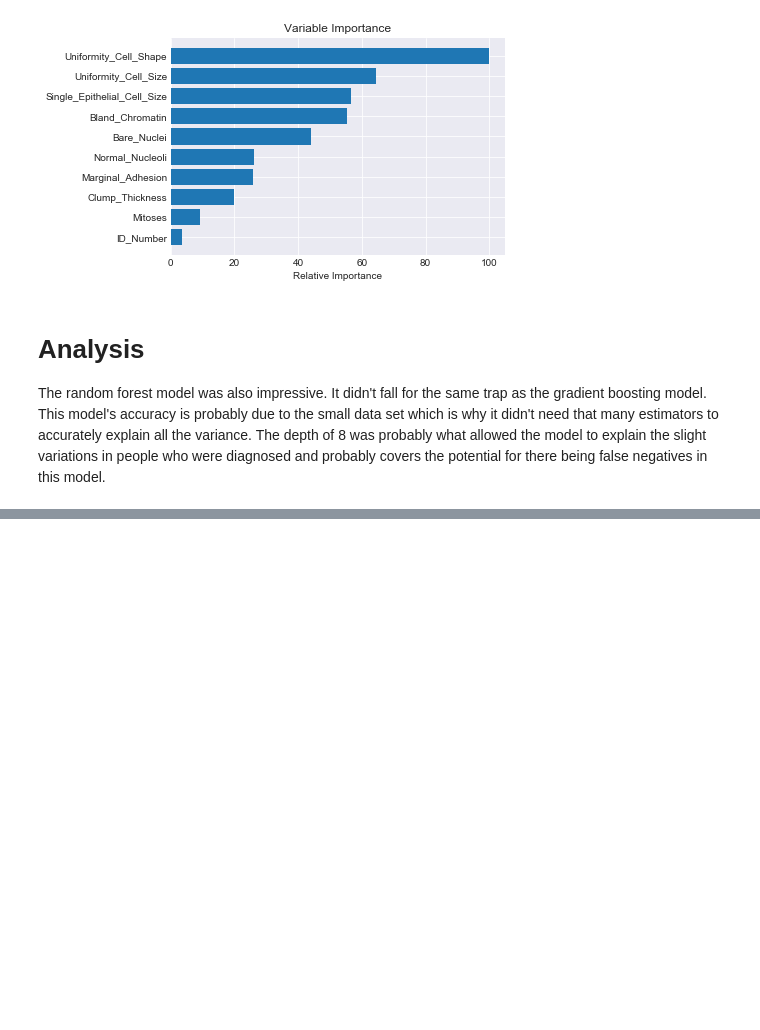
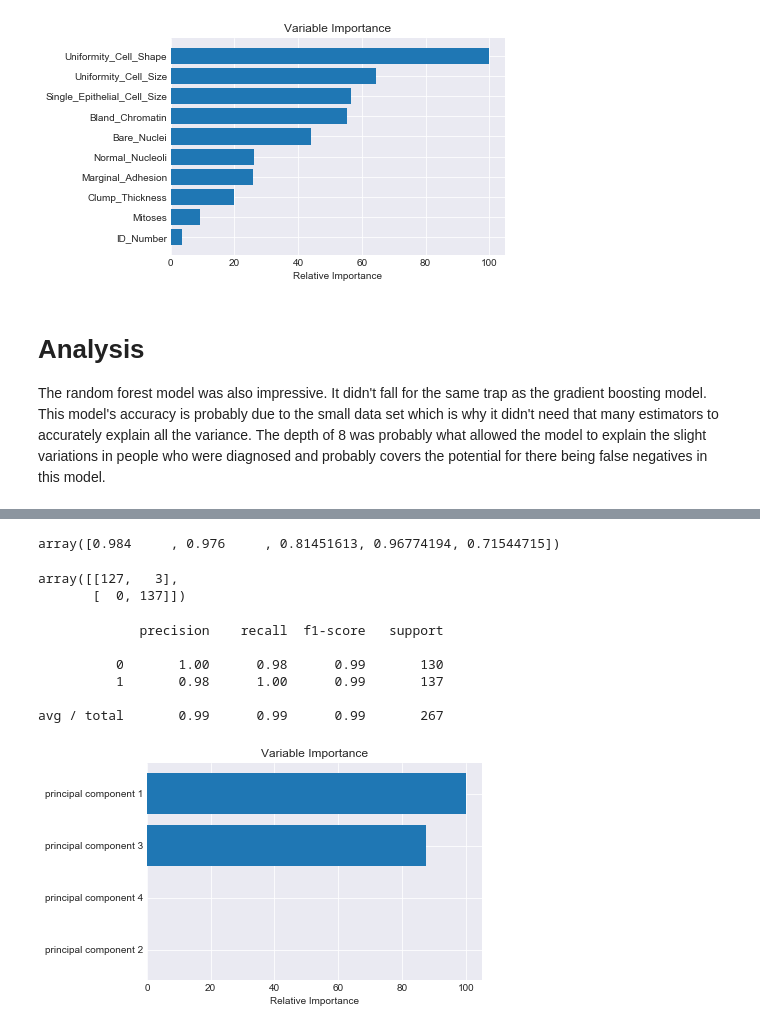
Before and after one commit to lamkg/Thinkful-, a Jupyter notebook: U3 L6 P5 Cancer Diagnostics.ipynb, the cells around one changed output, grey strips where cells are left out. Saved outputs shown, nothing was run; the diff lists cells and outputs as text; code cells hidden in the pictures; blank space fills up the shorter version.

Commit message:
Added PCA to the models and other evaluation metrics

```diff
--- a/U3 L6 P5 Cancer Diagnostics.ipynb
+++ b/U3 L6 P5 Cancer Diagnostics.ipynb
@@ -520,0 +598,11 @@ The random forest model was also impressive. It didn't fall for the same trap as
+# %%
+# Results are consistent but lets check for false positive and negatives
+from sklearn.metrics import confusion_matrix
+
+# Fit the data
+knn.fit(X_train2, y_train2)
+
+# Set up the prediction set.
+y_pred_train = knn.predict(X_test2)
+
+confusion_matrix(y_test2, y_pred_train)
@@ -520,0 +658,52 @@ The random forest model was also impressive. It didn't fall for the same trap as
+# %%
+# Implement the parameters parameter
+dtc = DecisionTreeClassifier(max_features='auto', max_depth=2)
+
+# Cross Validate the decision tree model.
+cross_val_score(dtc, X_train2, y_train2, cv=5)
+# %% [output]
+array([0.984     , 0.976     , 0.81451613, 0.96774194, 0.71544715])
+# %%
+# Results are consistent but lets check for false positive and negatives
+from sklearn.metrics import confusion_matrix
+
+# Fit the data
+dtc.fit(X_train2, y_train2)
+
+# Set up the prediction set.
+y_pred_train2 = dtc.predict(X_test2)
+
+confusion_matrix(y_test2, y_pred_train)
+# %% [output]
+array([[127,   3],
+       [  0, 137]])
+# %%
+# Evaluate the classification report.
+from sklearn.metrics import classification_report
+
+print(classification_report(y_test2, y_pred_train2))
+# %% [output]
+             precision    recall  f1-score   support
+
+          0       1.00      0.98      0.99       130
+          1       0.98      1.00      0.99       137
+
+avg / total       0.99      0.99      0.99       267
+# %%
+# Fit the model
+dtc.fit(X_train2, y_train2)
+
+# What's important?
+feature_importance = dtc.feature_importances_
+
+# Make importances relative to max importance.
+feature_importance = 100.0 * (feature_importance / feature_importance.max())
+sorted_idx = np.argsort(feature_importance)
+pos = np.arange(sorted_idx.shape[0]) + .5
+plt.barh(pos, feature_importance[sorted_idx], align='center')
+plt.yticks(pos, X_train.columns[sorted_idx])
+plt.xlabel('Relative Importance')
+plt.title('Variable Importance')
+plt.show()
+# %% [output]
+[figure, added]
```
Also changed, not shown: parts of 38 cells of this notebook.
